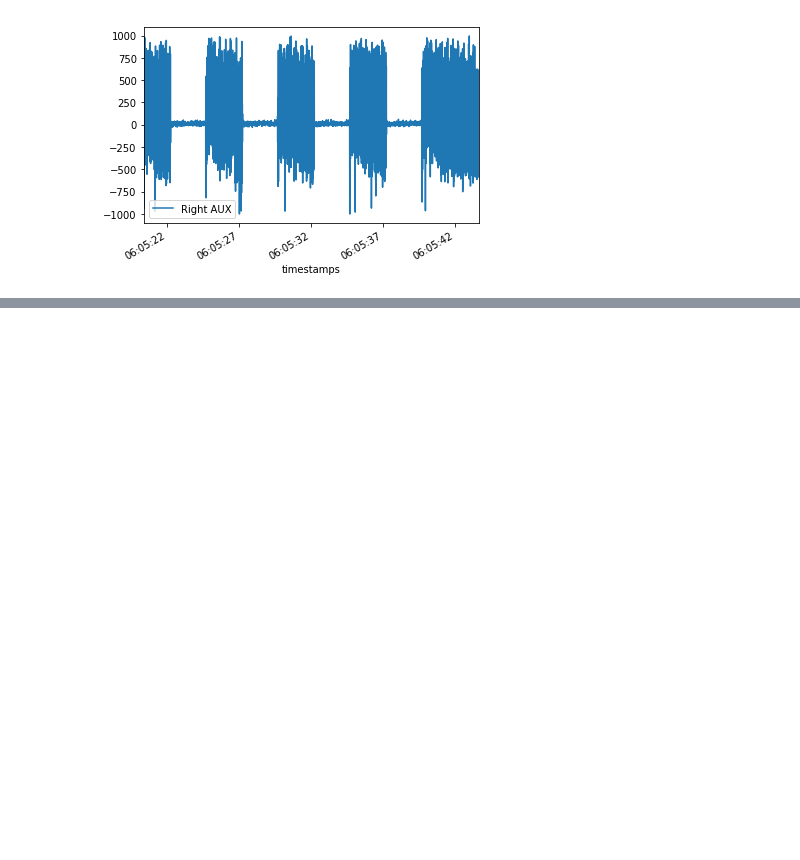
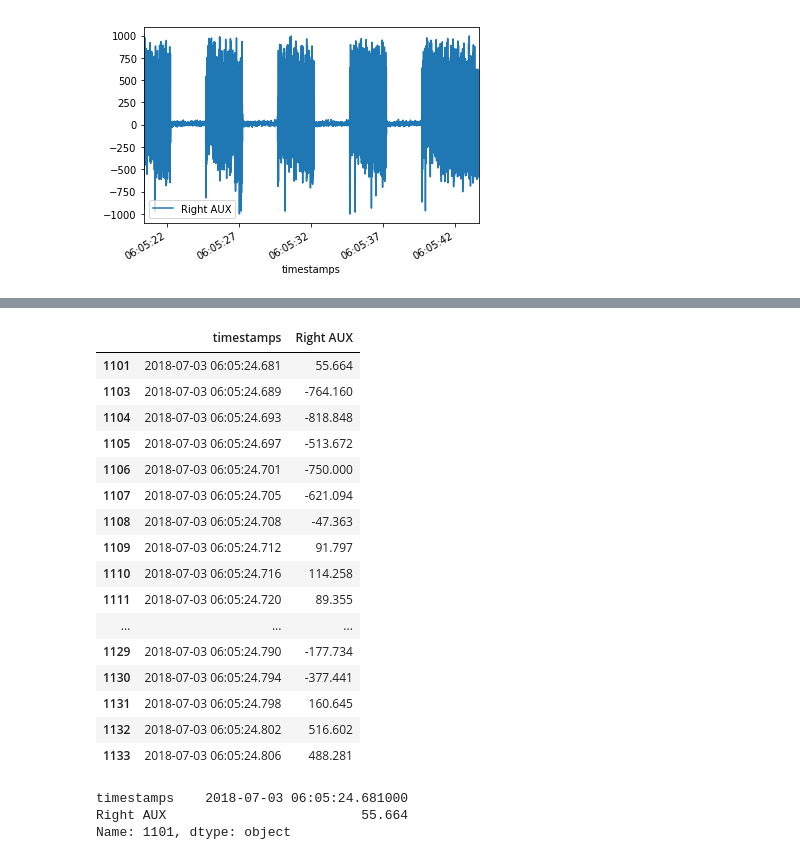
Before and after one commit to kowalej/muselag, a Jupyter notebook: MuseLag/MuseLag Data Analysis.ipynb, the cells around one changed output, grey strips where cells are left out. Saved outputs shown, nothing was run; the diff lists cells and outputs as text; code cells hidden in the pictures; blank space fills up the shorter version.

```diff
--- a/MuseLag/MuseLag Data Analysis.ipynb
+++ b/MuseLag/MuseLag Data Analysis.ipynb
@@ -83,0 +137,28 @@ samples
+# %%
+outliers = endValues[(np.abs(endValues['Right AUX'] - mean) > (3 * np.abs(std)))]
+outliers
+# %% [output]
+|  | timestamps | Right AUX |
+| 1101 | 2018-07-03 06:05:24.681 | 55.664 |
+| 1103 | 2018-07-03 06:05:24.689 | -764.160 |
+| 1104 | 2018-07-03 06:05:24.693 | -818.848 |
+| 1105 | 2018-07-03 06:05:24.697 | -513.672 |
+| 1106 | 2018-07-03 06:05:24.701 | -750.000 |
+| 1107 | 2018-07-03 06:05:24.705 | -621.094 |
+| 1108 | 2018-07-03 06:05:24.708 | -47.363 |
+| 1109 | 2018-07-03 06:05:24.712 | 91.797 |
+| 1110 | 2018-07-03 06:05:24.716 | 114.258 |
+| 1111 | 2018-07-03 06:05:24.720 | 89.355 |
+| ... | ... | ... |
+| 1129 | 2018-07-03 06:05:24.790 | -177.734 |
+| 1130 | 2018-07-03 06:05:24.794 | -377.441 |
+| 1131 | 2018-07-03 06:05:24.798 | 160.645 |
+| 1132 | 2018-07-03 06:05:24.802 | 516.602 |
+| 1133 | 2018-07-03 06:05:24.806 | 488.281 |
+# %%
+firstOutlier = outliers.iloc[0]
+firstOutlier
+# %% [output]
+timestamps    2018-07-03 06:05:24.681000
+Right AUX                         55.664
+Name: 1101, dtype: object
```
Also changed, not shown: parts of 12 cells of this notebook.
